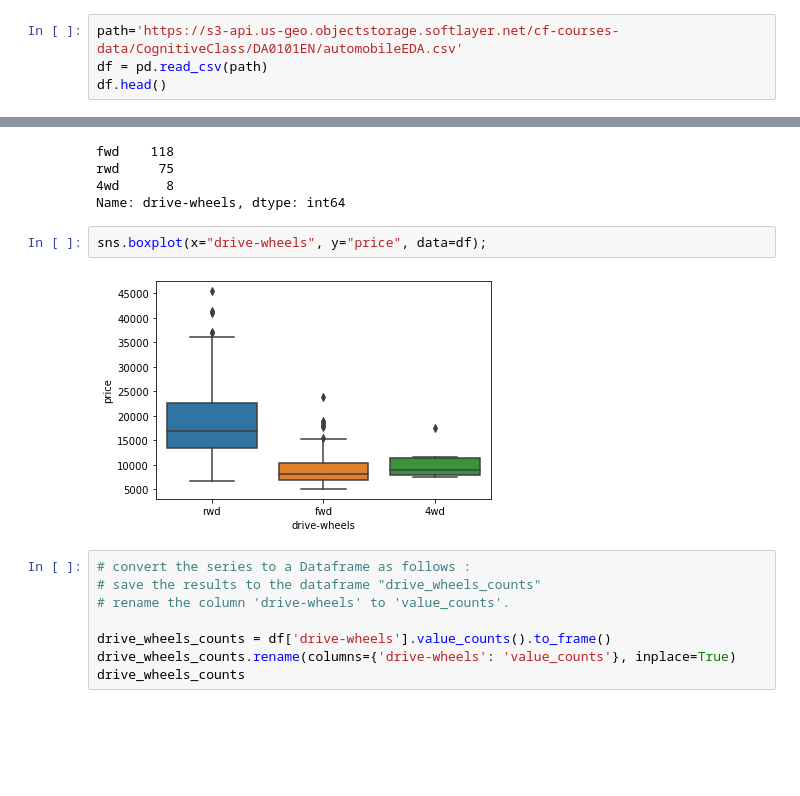
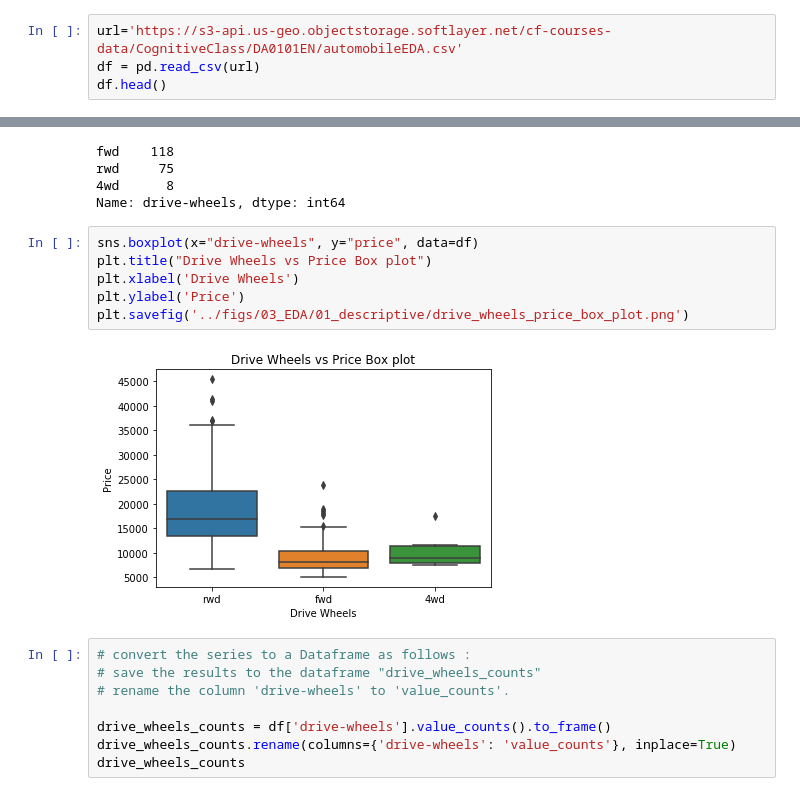
Before and after one commit to aymanibrahim/dapy, a Jupyter notebook: notebooks/03_EDA.ipynb, the cells around one changed output, grey strips where cells are left out. Saved outputs shown, nothing was run; the diff lists cells and outputs as text; blank space fills up the shorter version.

```diff
--- a/notebooks/03_EDA.ipynb
+++ b/notebooks/03_EDA.ipynb
@@ -22,8 +22,8 @@
 import pandas as pd
 import numpy as np
 # %%
-path='https://s3-api.us-geo.objectstorage.softlayer.net/cf-courses-data/CognitiveClass/DA0101EN/automobileEDA.csv'
-df = pd.read_csv(path)
+url='https://s3-api.us-geo.objectstorage.softlayer.net/cf-courses-data/CognitiveClass/DA0101EN/automobileEDA.csv'
+df = pd.read_csv(url)
 df.head()
 # %% [output]
 |  | symboling | normalized-losses | make | aspiration | num-of-doors | body-style | drive-wheels | ... |
@@ -216,9 +253,13 @@ rwd     75
 4wd      8
 Name: drive-wheels, dtype: int64
 # %%
-sns.boxplot(x="drive-wheels", y="price", data=df);
+sns.boxplot(x="drive-wheels", y="price", data=df)
+plt.title("Drive Wheels vs Price Box plot")
+plt.xlabel('Drive Wheels')
+plt.ylabel('Price')
+plt.savefig('../figs/03_EDA/01_descriptive/drive_wheels_price_box_plot.png')
 # %% [output]
-[figure, old version]
+[figure, new version]
 # %%
 # convert the series to a Dataframe as follows :
 # save the results to the dataframe "drive_wheels_counts"
```
Also changed, not shown: parts of 79 cells of this notebook, 35 other files.
